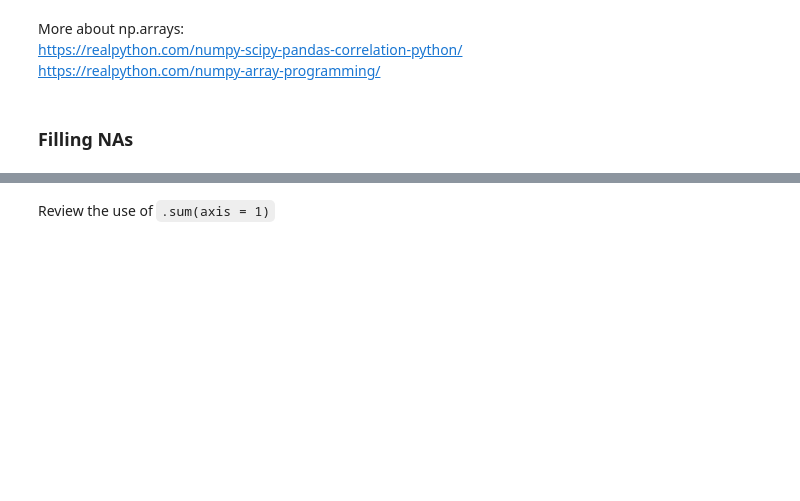
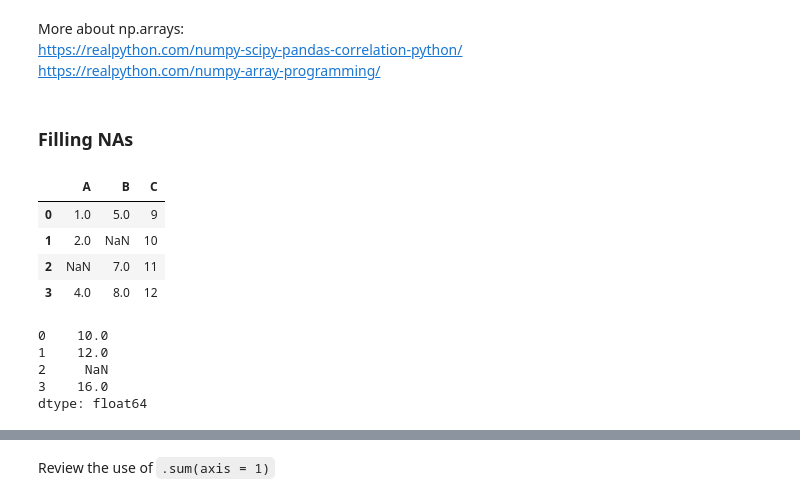
Before and after one commit to sedv8808/UBC_EL_PPDS, a Jupyter notebook: Module8class.ipynb, the cells around one changed output, grey strips where cells are left out. Drawn from its saved outputs; the diff is of its cells as text; code cells hidden in the pictures; blank space fills up the shorter version.

```diff
--- a/Module8class.ipynb
+++ b/Module8class.ipynb
@@ -75,11 +128,25 @@ https://realpython.com/numpy-array-programming/
 ### Filling NAs
 # %%
 data = {'A': [1, 2, np.nan, 4],
-        'B': [5, np.nan, 7, 8],
+        'B': [5, None, 7, 8],
         'C': [9, 10, 11, 12]}
 
 df = pd.DataFrame(data)
 df
+# %% [output]
+|  | A | B | C |
+| 0 | 1.0 | 5.0 | 9 |
+| 1 | 2.0 | NaN | 10 |
+| 2 | NaN | 7.0 | 11 |
+| 3 | 4.0 | 8.0 | 12 |
+# %%
+df['A'] + df['C']
+# %% [output]
+0    10.0
+1    12.0
+2     NaN
+3    16.0
+dtype: float64
 # %%
 df_filled = df.fillna(0)
 df_filled
```
Also changed, not shown: parts of 53 cells of this notebook, 3 other files.
